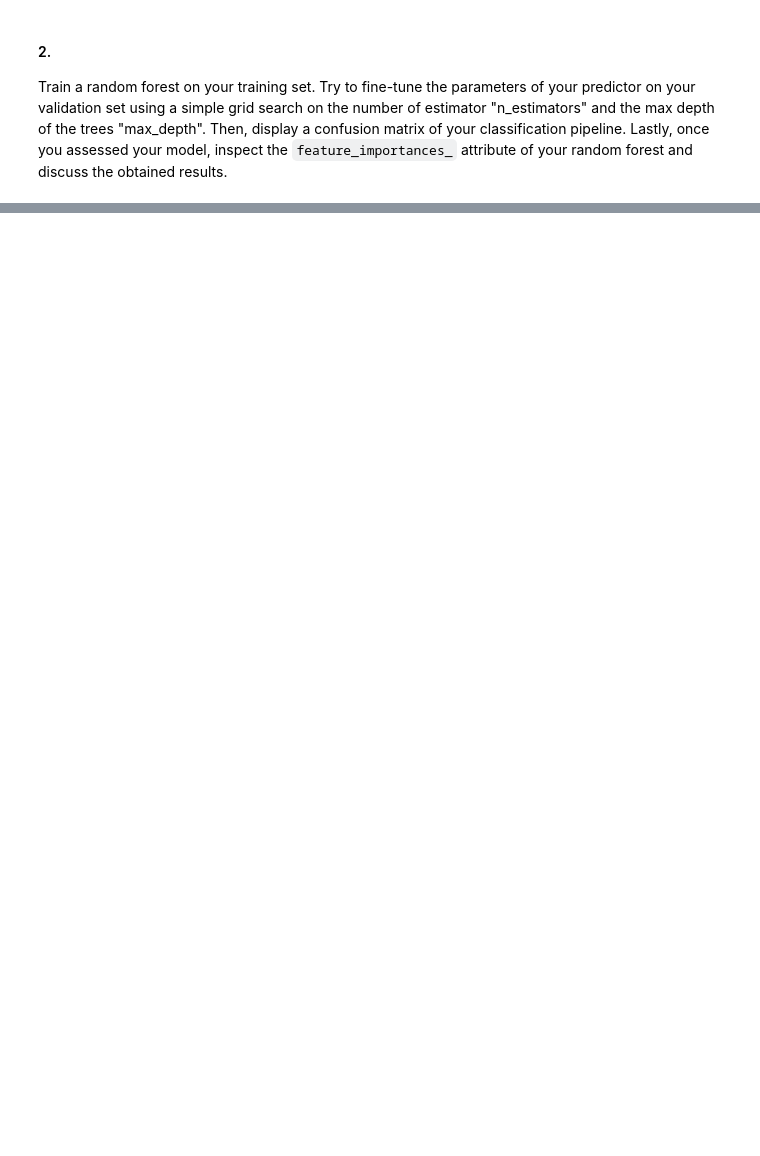
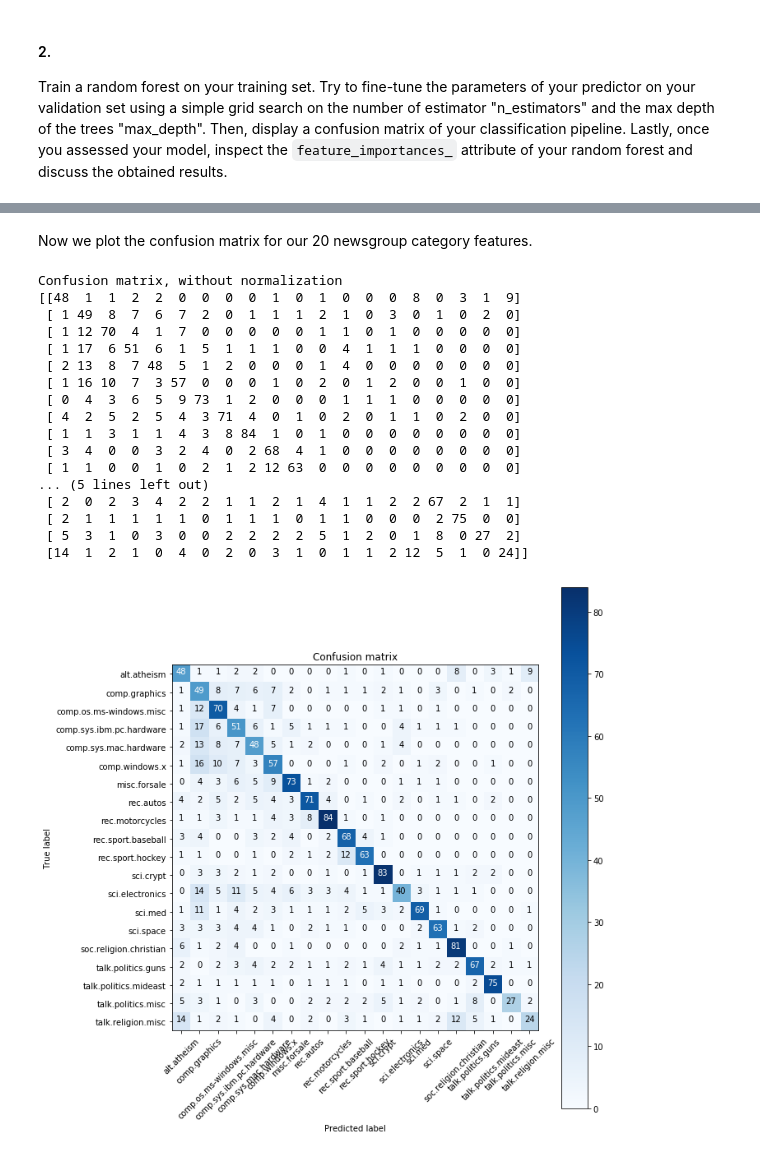
Before and after one commit to csbenz/ada, a Jupyter notebook: 04 - Applied ML/hw4.ipynb, the cells around one changed output, grey strips where cells are left out. Cells and saved outputs as stored; diff of their text form; code cells hidden in the pictures; blank space fills up the shorter version.

```diff
--- a/04 - Applied ML/hw4.ipynb
+++ b/04 - Applied ML/hw4.ipynb
@@ -728,7 +730,7 @@ In this problem the label of a data point is the news category assigned to it ('
 # %%
 # We first split into 0.8 train, then split the remaining (0.2) into half test half validation set
 X = vectors
-y = newsgroups_train.target
+y = newsgroups_all.target
 
 X_train, X_test, y_train, y_test = train_test_split(X, y, test_size=0.2, random_state=69)
 X_val, X_test, y_val, y_test = train_test_split(X_test, y_test, test_size=0.5, random_state=69)
@@ -779,0 +809,64 @@ print(grid_search_clf.best_params_)
+# %% [markdown]
+Now we plot the confusion matrix for our 20 newsgroup category features.
+# %%
+# This method is taken from the sklearn doc
+def plot_confusion_matrix(cm, classes,
+                          normalize=False,
+                          title='Confusion matrix',
+                          cmap=plt.cm.Blues):
+    """
+    This function prints and plots the confusion matrix.
+    Normalization can be applied by setting `normalize=True`.
+    """
+    if normalize:
+        cm = cm.astype('float') / cm.sum(axis=1)[:, np.newaxis]
+        print("Normalized confusion matrix")
+    else:
+        print('Confusion matrix, without normalization')
+
+    print(cm)
+
+
+    plt.figure(figsize=(10,10))
+    plt.imshow(cm, interpolation='nearest', cmap=cmap)
+    plt.title(title)
+    plt.colorbar()
+    tick_marks = np.arange(len(classes))
+    plt.xticks(tick_marks, classes, rotation=45)
+    plt.yticks(tick_marks, classes)
+
+    fmt = '.2f' if normalize else 'd'
+    thresh = cm.max() / 2.
+    for i, j in itertools.product(range(cm.shape[0]), range(cm.shape[1])):
+        plt.text(j, i, format(cm[i, j], fmt),
+                 horizontalalignment="center",
+                 color="white" if cm[i, j] > thresh else "black")
+
+    plt.tight_layout()
+    plt.ylabel('True label')
+    plt.xlabel('Predicted label')
+# %%
+y_pred = clf.predict(X_val)
+
+conf_matrix = confusion_matrix(y_val, y_pred)
+
+plot_confusion_matrix(conf_matrix, newsgroups_all.target_names)
+# %% [output]
+Confusion matrix, without normalization
+[[48  1  1  2  2  0  0  0  0  1  0  1  0  0  0  8  0  3  1  9]
+ [ 1 49  8  7  6  7  2  0  1  1  1  2  1  0  3  0  1  0  2  0]
+ [ 1 12 70  4  1  7  0  0  0  0  0  1  1  0  1  0  0  0  0  0]
+ [ 1 17  6 51  6  1  5  1  1  1  0  0  4  1  1  1  0  0  0  0]
+ [ 2 13  8  7 48  5  1  2  0  0  0  1  4  0  0  0  0  0  0  0]
+ [ 1 16 10  7  3 57  0  0  0  1  0  2  0  1  2  0  0  1  0  0]
+ [ 0  4  3  6  5  9 73  1  2  0  0  0  1  1  1  0  0  0  0  0]
+ [ 4  2  5  2  5  4  3 71  4  0  1  0  2  0  1  1  0  2  0  0]
+ [ 1  1  3  1  1  4  3  8 84  1  0  1  0  0  0  0  0  0  0  0]
+ [ 3  4  0  0  3  2  4  0  2 68  4  1  0  0  0  0  0  0  0  0]
+ [ 1  1  0  0  1  0  2  1  2 12 63  0  0  0  0  0  0  0  0  0]
+... (5 lines left out)
+ [ 2  0  2  3  4  2  2  1  1  2  1  4  1  1  2  2 67  2  1  1]
+ [ 2  1  1  1  1  1  0  1  1  1  0  1  1  0  0  0  2 75  0  0]
+ [ 5  3  1  0  3  0  0  2  2  2  2  5  1  2  0  1  8  0 27  2]
+ [14  1  2  1  0  4  0  2  0  3  1  0  1  1  2 12  5  1  0 24]]
+[figure, added]
```
Also changed, not shown: parts of 20 cells of this notebook.
